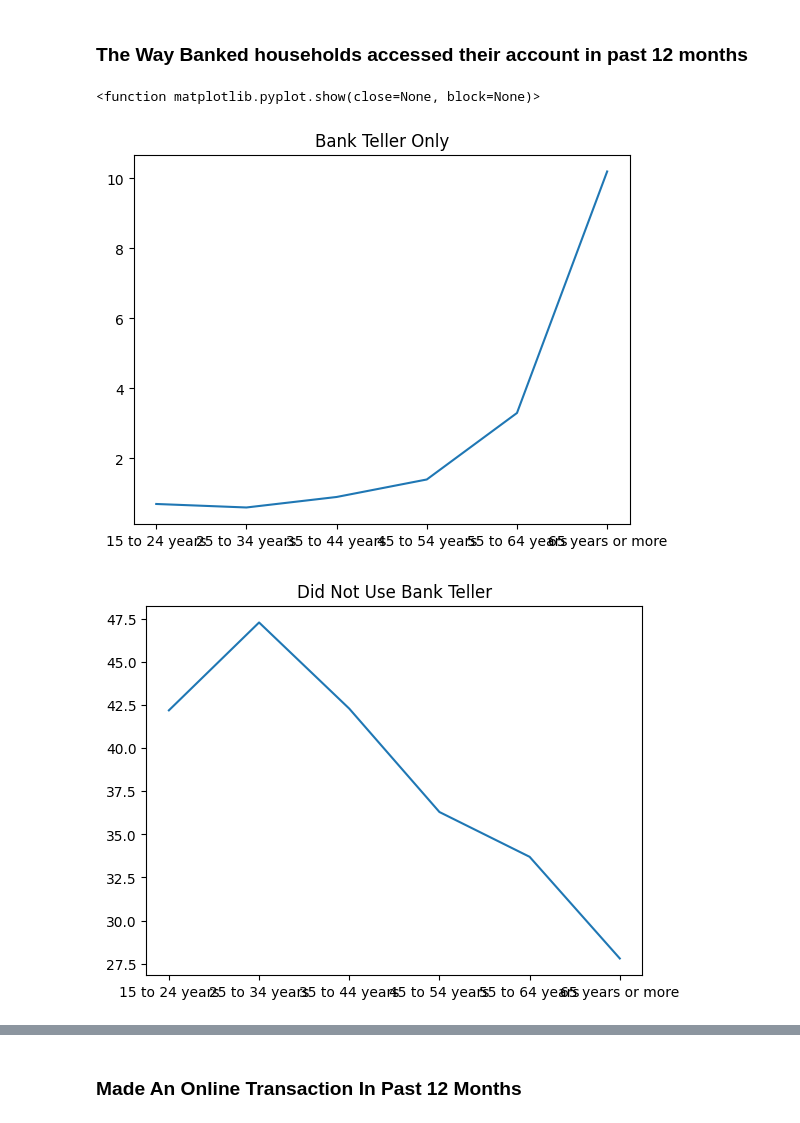
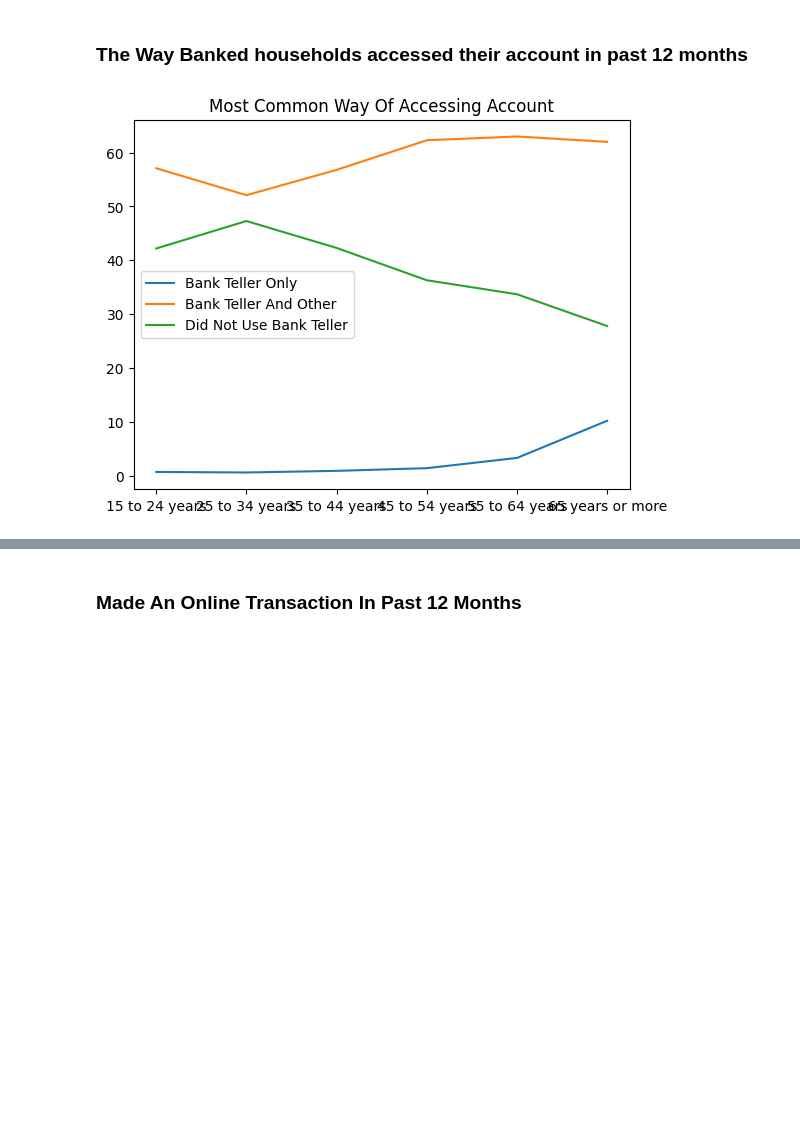
Before and after one commit to ryanmoore2121/Capstone, a Jupyter notebook: Banking.ipynb, the cells around one changed output, grey strips where cells are left out. Saved outputs shown, nothing was run; the diff lists cells and outputs as text; code cells hidden in the pictures; blank space fills up the shorter version.

```diff
--- a/Banking.ipynb
+++ b/Banking.ipynb
@@ -36,31 +32,24 @@ plt.show
 # %%
 import pandas as pd
 import matplotlib.pyplot as plt
 
 
 #Code that pulls the dataset and reads it
 df = pd.read_csv('UsedBankTeller.csv')
 
 #Code that creates a bar graph for percentage of each generations most common way to access their bank accounts.
 x = df['Row Variables']
 y = df["Used bank teller only"]
 y2= df['Used bank teller and other methods']
 y3= df['Did not use bank teller but used other methods']
 
 plt.figure()
-plt.plot(x,y)
-plt.title('Bank Teller Only')
+plt.plot(x,y, label = 'Bank Teller Only')
+plt.plot(x, y2, label = 'Bank Teller And Other')
+plt.plot(x, y3, label = 'Did Not Use Bank Teller')
+plt.title('Most Common Way Of Accessing Account')
+plt.legend()
 
-plt.figure()
-plt.plot(x,y3)
-plt.title('Did Not Use Bank Teller')
-
-plt.figure()
-plt.plot(x,y2)
-plt.title('Bank Teller And Other')
-
-plt.show
+plt.show()
 # %% [output]
-<function matplotlib.pyplot.show(close=None, block=None)>
-[figure, old version]
+[figure, new version]
-[figure, removed]
```
Also changed, not shown: parts of 3 cells of this notebook.
